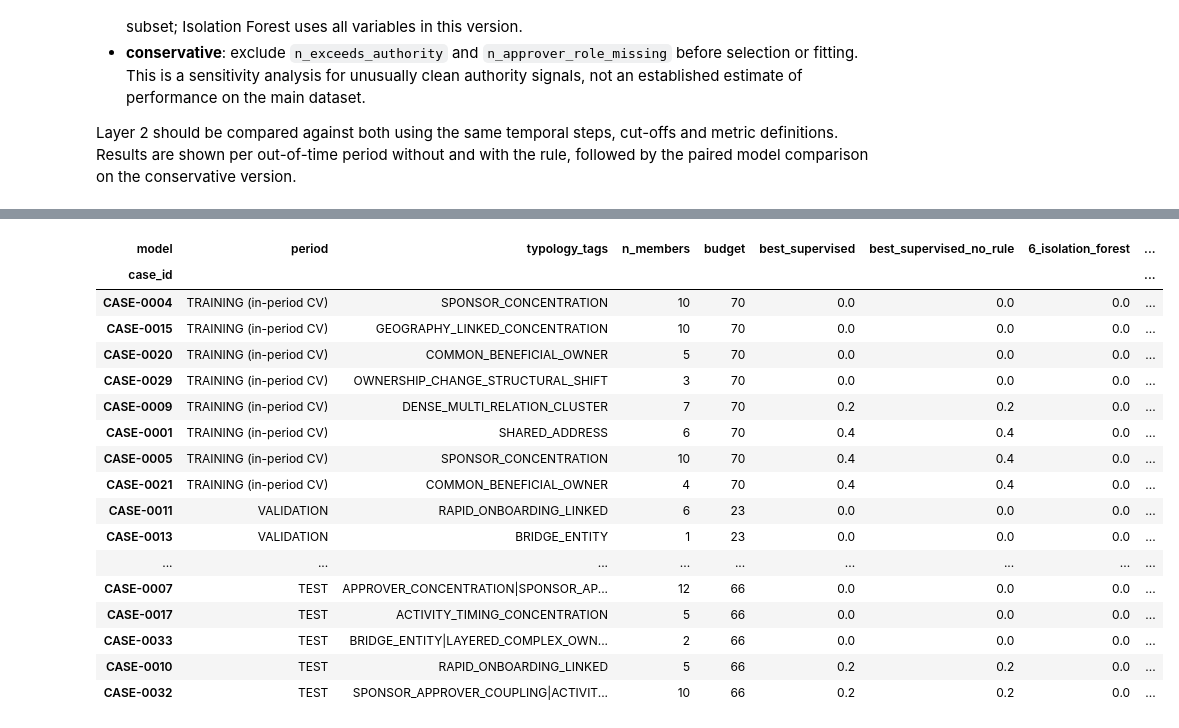
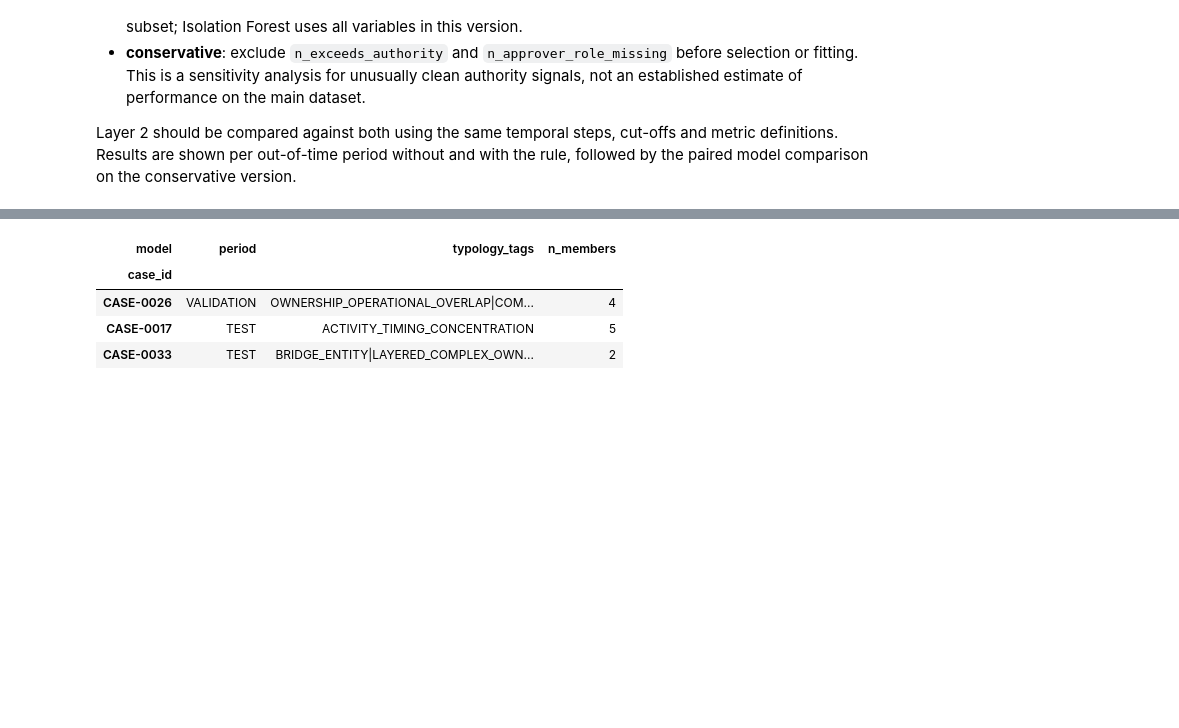
Before and after one commit to FELIXGAO0315/Graph-Based-Detection, a Jupyter notebook: layer1_baseline.ipynb, the cells around one changed output, grey strips where cells are left out. Drawn from its saved outputs; the diff is of its cells as text; code cells hidden in the pictures; blank space fills up the shorter version.

```diff
--- a/layer1_baseline.ipynb
+++ b/layer1_baseline.ipynb
@@ -800,5 +800,5 @@ Group means of each variable in `TR_A` (features as of 2024-06-30, TRAINING-case
 # %%
-Fv = pd.DataFrame(TR_A["X"], columns=FEATS).assign(y=TR_A["y"])
+Fv = pd.DataFrame(TR_TRAIN["X"], columns=FEATS).assign(y=TR_TRAIN["y"])
 m = Fv.groupby("y").mean().T
 sd = Fv.drop(columns="y").std()
 m["SMD"] = (m[1] - m[0]) / sd.replace(0, np.nan)
@@ -1778,7 +1777,7 @@ pairs = [("5_gradient_boosting", "2_logistic_regression", "GB − LR"),
          ("5_gradient_boosting", "4_random_forest", "GB − RF")]
 out = []
 for p in ["VALIDATION", "TEST"]:
-    for metric in ["AP_case", "P@10", "P@25", "P@50", "P@100", "cases_half@100"]:
+    for metric in ["AP_case", "P@10", "P@25", "P@50", "P@100", "R_case@100"]:
         pv = base[base.period == p].pivot(index="seed", columns="model", values=metric)
         for a_, b_, lab_ in pairs:
             d_ = pv[a_] - pv[b_]
@@ -1855,20 +1854,20 @@ abl_mean, abl_fmt = summarize(abl_rows)
 abl_mean, abl_fmt = abl_mean.xs(False, level="rule"), abl_fmt.xs(False, level="rule")
 order_v = ["full"] + list(GROUPS)
 for p in ["VALIDATION", "TEST"]:
-    for c, lab_ in [("AP_case", "AP_case (main)"), ("cases_half@100", f"cases with >= half members in the top {BUDGET}")]:
+    for c, lab_ in [("AP_case", "AP_case (main)"), ("R_case@100", f"case-balanced member recall in the top {BUDGET}")]:
         print(f"\nAblation — {p} — {lab_}, mean [min–max] over seeds")
         display(abl_fmt[c].xs(p, level="period").unstack("version")[order_v])
-delta = abl_mean[["AP_case", "AP", "cases_half@100"]].unstack("version")
+delta = abl_mean[["AP_case", "AP", "R_case@100"]].unstack("version")
 print("\nChange vs full version (mean over seeds)")
-for c in ["AP_case", "cases_half@100"]:
+for c in ["AP_case", "R_case@100"]:
     d_ = delta[c][order_v].sub(delta[c]["full"], axis=0).drop(columns="full")
     print(c); display(d_.round(3))
 
 # out-of-time typology coverage: pool VALIDATION and TEST cases
 oot = abl_cases[~abl_cases.rule].drop(columns="period")
-long = oot.melt(id_vars=["version", "rule", "model", "seed"], var_name="case_id", value_name="hit").dropna(subset=["hit"])
+long = oot.melt(id_vars=["version", "rule", "model", "seed"], var_name="case_id", value_name="share").dropna(subset=["share"])
 long = long.assign(typology=long.case_id.map(case_typ).str.split("|")).explode("typology")
-typ_abl = long.groupby(["version", "model", "typology"]).hit.mean().unstack("typology")
+typ_abl = long.groupby(["version", "model", "typology"]).share.mean().unstack("typology")
 typ_abl.to_csv(f"{OUT}/L1_ablation_by_typology.csv")
 fig, axes = plt.subplots(2, 3, figsize=(24, 11))
 for ax, m in zip(axes.ravel(), ALL_MODELS):
@@ -1880,7 +1879,7 @@ for ax, m in zip(axes.ravel(), ALL_MODELS):
         for j in range(t.shape[1]):
             ax.text(j, i, f"{t.values[i, j]:.1f}", ha="center", va="center", fontsize=6.5)
     ax.set_title(m, fontsize=10)
-fig.suptitle(f"Out-of-time case coverage by typology (>= half members in top {BUDGET}; VALIDATION + TEST cases), "
+fig.suptitle(f"Out-of-time member recall by typology (share of members in top {BUDGET}; VALIDATION + TEST cases), "
              "mean over 5 seeds", fontsize=12)
 plt.tight_layout(); plt.savefig(f"{OUT}/L1_ablation_typology.png", dpi=130); plt.show()
 # %% [output]
@@ -1976,7 +1975,7 @@ cases_half@100
 
 Layer 2 should be compared against both using the same temporal steps, cut-offs and metric definitions. Results are shown per out-of-time period without and with the rule, followed by the paired model comparison on the conservative version.
 # %%
-KEYS = ["AP_case", "AP", "P@10", "P@25", "P@50", "P@100", "cases_half@100"]
+KEYS = ["AP_case", "AP", "P@10", "P@25", "P@50", "P@100", "R_case@100"]
 bl_rows = abl_rows[abl_rows.version.isin(["full", "-authority_both"])].replace(
     {"version": {"full": "full", "-authority_both": "conservative"}})
 _, bl_fmt = summarize(bl_rows)
@@ -1992,7 +1991,7 @@ bl_rows.to_csv(f"{OUT}/L1_baselines_seed_metrics.csv", index=False)
 cons = abl_rows[(abl_rows.version == "-authority_both") & (~abl_rows.rule)]
 out = []
 for p in ["VALIDATION", "TEST"]:
-    for metric in ["AP_case", "P@25", "P@50", "P@100", "cases_half@100"]:
+    for metric in ["AP_case", "P@25", "P@50", "P@100", "R_case@100"]:
         pv = cons[cons.period == p].pivot(index="seed", columns="model", values=metric)
         for a_, b_, lab_ in pairs:
             d_ = pv[a_] - pv[b_]
@@ -2071,10 +2068,6 @@ Sensitivity: `missed_at_top100` uses the fixed top-100 budget of the metric tabl
 # %%
-OLD_TARGETS = ["CASE-0004", "CASE-0005", "CASE-0017", "CASE-0026", "CASE-0033", "CASE-0006", "CASE-0007", "CASE-0029"]
-oof_full = pd.concat([f for f in FROZEN["oof"] if f.version.iloc[0] == "full"], ignore_index=True)
-
-
-def case_hit_rates(oof, budget, rule):
-    # per case and model: share of seeds with >= half of the members in the top `budget` of the case's period
+def case_shares(oof, rule):
+    # per case and model: share of the case's members in the top BUDGET of its period, mean over seeds
     out = []
     for (p, seed), d in oof.groupby(["period", "seed"]):
         rid_ = d.record_id.values
@@ -2082,45 +2075,29 @@ def case_hit_rates(oof, budget, rule):
             s_ = d[f"score_{m}"].values
             s_ = apply_rule(s_, d.red_flag.values.astype(bool)) if rule else s_
             order = np.argsort(-(s_ + 1e-9 * np.random.default_rng(seed).random(len(s_))))
-            k = int(d.y.sum()) if budget == "npos" else budget      # "npos": as many records as the period has positives
-            top = set(rid_[order[:k]])
+            top = set(rid_[order[:BUDGET]])
             for c in EVAL_SET[p]["cases"]:
-                out.append(dict(case_id=c, model=m, seed=seed, hit=float(len(case_mem[c] & top) / len(case_mem[c]) >= 0.5)))
-    return pd.DataFrame(out).groupby(["case_id", "model"]).hit.mean().unstack("model")
+                out.append(dict(case_id=c, model=m, seed=seed, share=len(case_mem[c] & top) / len(case_mem[c])))
+    return pd.DataFrame(out).groupby(["case_id", "model"]).share.agg(["mean", "max"])
 
 
-MISS_BUDGET = "npos"     # same rule as the snapshot notebook (top 159 = all positives), applied per period
-pc = case_hit_rates(oof_full, MISS_BUDGET, rule=True)
-pc0 = case_hit_rates(oof_full, MISS_BUDGET, rule=False)
-pc100 = case_hit_rates(oof_full, BUDGET, rule=True)
+oof_full = pd.concat([f for f in FROZEN["oof"] if f.version.iloc[0] == "full"], ignore_index=True)
+sh, sh0 = case_shares(oof_full, rule=True), case_shares(oof_full, rule=False)
+pc = sh["mean"].unstack("model")
 pc.insert(0, "period", pc.index.map(case_period))
 pc.insert(1, "typology_tags", pc.index.map(case_typ))
 pc.insert(2, "n_members", pc.index.map(lambda c: len(case_mem[c])))
-pc.insert(3, "budget", pc.period.map({p: int(EVAL_SET[q]["y"].sum()) for q in EVAL_PERIODS
-                                      for p in [q.replace("_cv", "")]}))
 pc["best_supervised"] = pc[MODELS].max(axis=1)
-pc["best_supervised_no_rule"] = pc0[MODELS].max(axis=1)
-pc["missed"] = (pc.best_supervised < 0.5) & (pc["6_isolation_forest"] < 0.5)
-pc["missed_at_top100"] = (pc100[MODELS].max(axis=1) < 0.5) & (pc100["6_isolation_forest"] < 0.5)
-pc["missed_in_snapshot_notebook"] = pc.index.isin(OLD_TARGETS)
+pc["best_supervised_no_rule"] = sh0["mean"].unstack("model")[MODELS].max(axis=1)
+pc["no_member_top100"] = sh["max"].unstack("model")[ALL_MODELS].max(axis=1) == 0
 pc = pc.sort_values(["period", "best_supervised", "6_isolation_forest"],
                     key=lambda s: s.map({p: i for i, p in enumerate(PERIOD_ORDER)}) if s.name == "period" else s)
 pc.period = pc.period.replace({"TRAINING": "TRAINING (in-period CV)"})
 pc.to_csv(f"{OUT}/L1_case_recovery_full.csv")
+print(f"Share of each case's members in the top {BUDGET} records of its period (mean over seeds, with the red-flag rule)")
 display(pc.round(2))
-
-targets = pc[pc.missed]
-print(f"\nWITH the red-flag rule: {len(targets)} of {len(pc)} cases are found (>= half members in the top `budget` "
-      f"records of their period, budget = that period's number of positives) in fewer than half of the seeds "
-      f"by EVERY model -> Layer 2 target list:")
-display(targets[["period", "typology_tags", "n_members", "budget", "best_supervised", "best_supervised_no_rule",
-                 "6_isolation_forest", "missed_at_top100", "missed_in_snapshot_notebook"]].round(2))
-cmp_ = pd.crosstab(pc.period, [pc.missed.map({True: "missed now", False: "found now"}),
-                               pc.missed_in_snapshot_notebook.map({True: "missed before", False: "found before"})])
-print("\nMissed cases by period, now (temporal split) vs the snapshot notebook (random CV); same budget rule")
-display(cmp_)
-print("newly missed:", sorted(set(targets.index) - set(OLD_TARGETS)))
-print("missed before, found now:", sorted(set(OLD_TARGETS) - set(targets.index)))
-print(f"missed with a fixed top-{BUDGET} budget (sensitivity): {int(pc.missed_at_top100.sum())} cases: "
-      f"{sorted(pc.index[pc.missed_at_top100])}")
+nm = pc[pc.no_member_top100]
+print(f"\n{len(nm)} of {len(pc)} cases have no member in the top {BUDGET} under any model or seed:")
+display(nm[["period", "typology_tags", "n_members"]])
+display(nm.groupby("period").size().rename("cases").to_frame())
 # %% [output]
@@ -2146,18 +2124,5 @@ WITH the red-flag rule: 18 of 33 cases are found (>= half members in the top `bu
-| model | period | typology_tags | n_members | budget | best_supervised | best_supervised_no_rule | 6_isolation_forest | ... |
-| case_id |  |  |  |  |  |  |  | ... |
-| CASE-0004 | TRAINING (in-period CV) | SPONSOR_CONCENTRATION | 10 | 70 | 0.0 | 0.0 | 0.0 | ... |
-| CASE-0015 | TRAINING (in-period CV) | GEOGRAPHY_LINKED_CONCENTRATION | 10 | 70 | 0.0 | 0.0 | 0.0 | ... |
-| CASE-0020 | TRAINING (in-period CV) | COMMON_BENEFICIAL_OWNER | 5 | 70 | 0.0 | 0.0 | 0.0 | ... |
-| CASE-0029 | TRAINING (in-period CV) | OWNERSHIP_CHANGE_STRUCTURAL_SHIFT | 3 | 70 | 0.0 | 0.0 | 0.0 | ... |
-| CASE-0009 | TRAINING (in-period CV) | DENSE_MULTI_RELATION_CLUSTER | 7 | 70 | 0.2 | 0.2 | 0.0 | ... |
-| CASE-0001 | TRAINING (in-period CV) | SHARED_ADDRESS | 6 | 70 | 0.4 | 0.4 | 0.0 | ... |
-| CASE-0005 | TRAINING (in-period CV) | SPONSOR_CONCENTRATION | 10 | 70 | 0.4 | 0.4 | 0.0 | ... |
-| CASE-0021 | TRAINING (in-period CV) | COMMON_BENEFICIAL_OWNER | 4 | 70 | 0.4 | 0.4 | 0.0 | ... |
-| CASE-0011 | VALIDATION | RAPID_ONBOARDING_LINKED | 6 | 23 | 0.0 | 0.0 | 0.0 | ... |
-| CASE-0013 | VALIDATION | BRIDGE_ENTITY | 1 | 23 | 0.0 | 0.0 | 0.0 | ... |
-| ... | ... | ... | ... | ... | ... | ... | ... | ... |
-| CASE-0007 | TEST | APPROVER_CONCENTRATION|SPONSOR_AP... | 12 | 66 | 0.0 | 0.0 | 0.0 | ... |
-| CASE-0017 | TEST | ACTIVITY_TIMING_CONCENTRATION | 5 | 66 | 0.0 | 0.0 | 0.0 | ... |
-| CASE-0033 | TEST | BRIDGE_ENTITY|LAYERED_COMPLEX_OWN... | 2 | 66 | 0.0 | 0.0 | 0.0 | ... |
-| CASE-0010 | TEST | RAPID_ONBOARDING_LINKED | 5 | 66 | 0.2 | 0.2 | 0.0 | ... |
-| CASE-0032 | TEST | SPONSOR_APPROVER_COUPLING|ACTIVIT... | 10 | 66 | 0.2 | 0.2 | 0.0 | ... |
+| model | period | typology_tags | n_members |
+| case_id |  |  |  |
+| CASE-0026 | VALIDATION | OWNERSHIP_OPERATIONAL_OVERLAP|COM... | 4 |
+| CASE-0017 | TEST | ACTIVITY_TIMING_CONCENTRATION | 5 |
+| CASE-0033 | TEST | BRIDGE_ENTITY|LAYERED_COMPLEX_OWN... | 2 |
```
Also changed, not shown: parts of 27 cells of this notebook, 13 other files.
